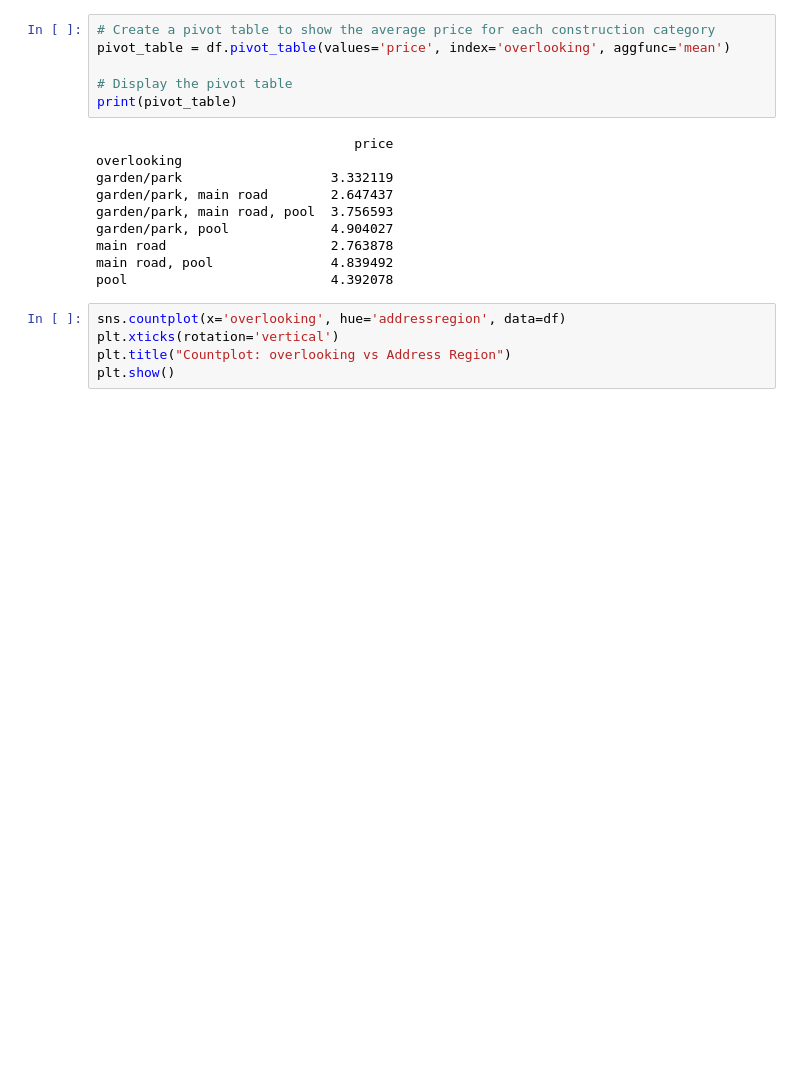
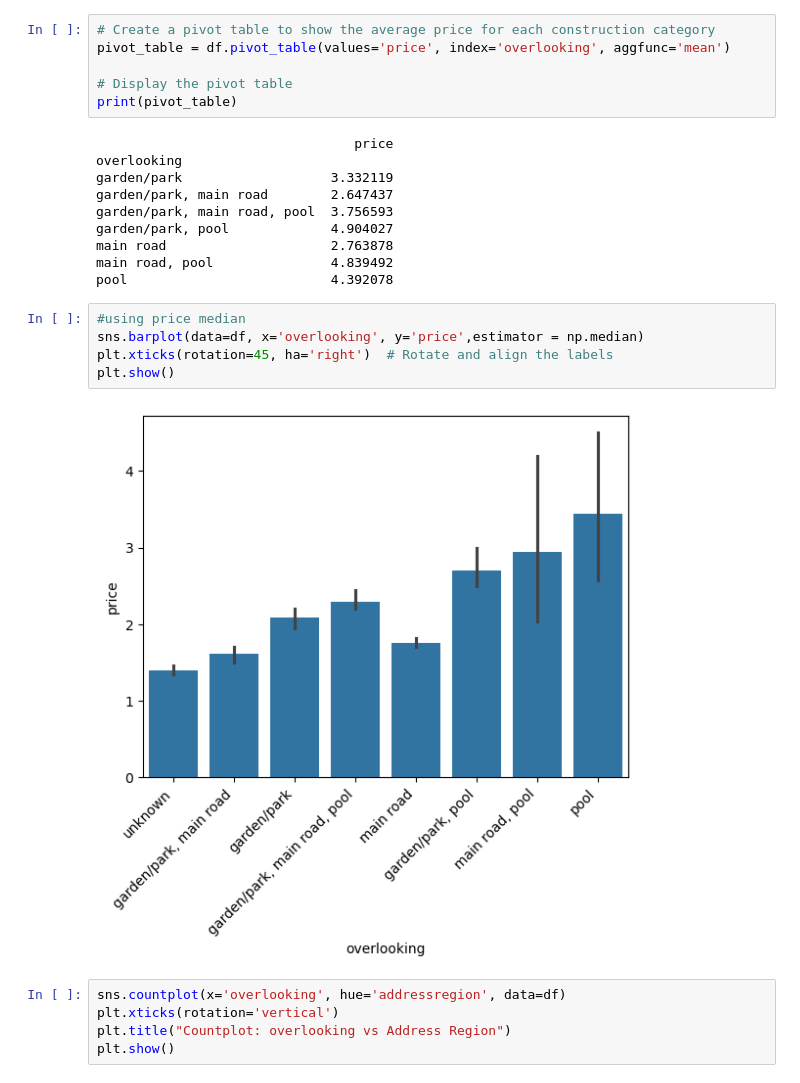
Before and after one commit to Buzz1993/magicbricks-property-analysis-and-price-prediction, a Jupyter notebook: notebooks/magicbricks/mg_eda_multivariate_analysis.ipynb, the cells around one changed output. Saved outputs shown, nothing was run; the diff lists cells and outputs as text; blank space fills up the shorter version.

```diff
--- a/notebooks/magicbricks/mg_eda_multivariate_analysis.ipynb
+++ b/notebooks/magicbricks/mg_eda_multivariate_analysis.ipynb
@@ -484,6 +484,13 @@ garden/park, pool             4.904027
 main road                     2.763878
 main road, pool               4.839492
 pool                          4.392078
+# %%
+#using price median
+sns.barplot(data=df, x='overlooking', y='price',estimator = np.median)
+plt.xticks(rotation=45, ha='right')  # Rotate and align the labels
+plt.show()
+# %% [output]
+[figure, added]
 # %%
 sns.countplot(x='overlooking', hue='addressregion', data=df)
 plt.xticks(rotation='vertical')
```
Also changed, not shown: parts of 48 cells of this notebook, 3 other files.
